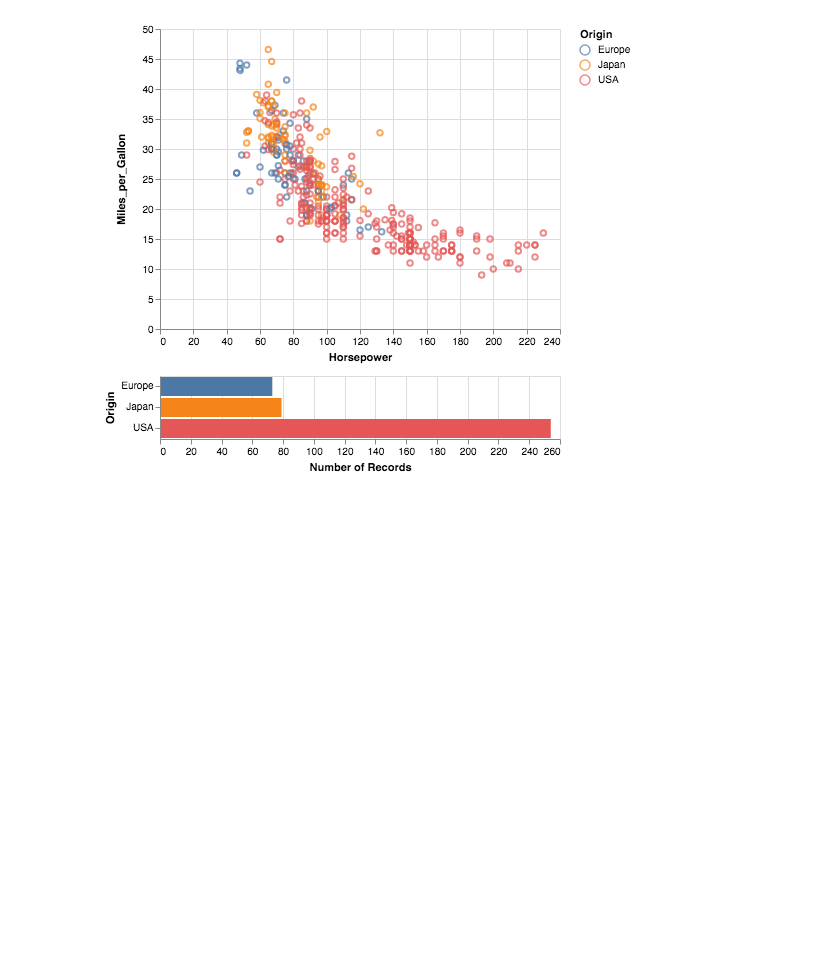
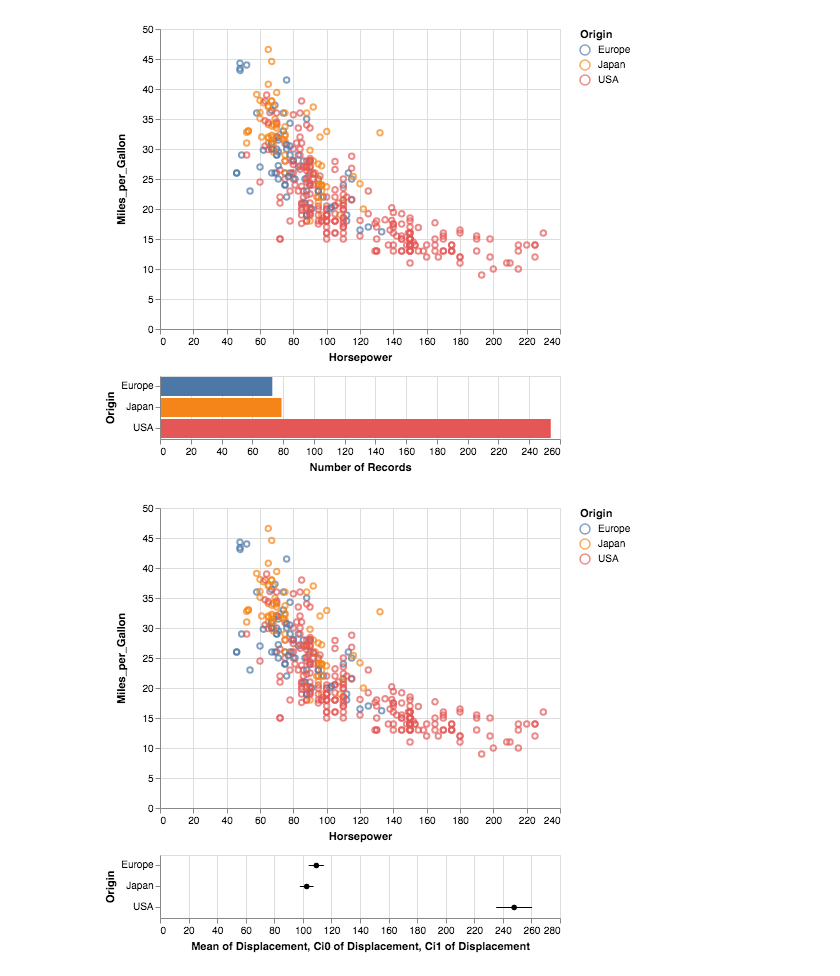
Before and after one commit to gschivley/python-data-analysis-class, a Jupyter notebook: notebooks/Visualization/2 - Altair.ipynb, the cells around one changed output. Drawn from its saved outputs; the diff is of its cells as text; code cells hidden in the pictures; blank space fills up the shorter version.

Commit message:
Add new linked plot with bootstrapped mean

```diff
--- a/notebooks/Visualization/2 - Altair.ipynb
+++ b/notebooks/Visualization/2 - Altair.ipynb
@@ -138,3 +138,35 @@ bars = alt.Chart().mark_bar().encode(
 alt.vconcat(points, bars, data=cars)
 # %% [output]
 [figure]
+# %%
+brush = alt.selection(type='interval')
+
+points1 = alt.Chart().mark_point().encode(
+    x='Horsepower:Q',
+    y='Miles_per_Gallon:Q',
+    color=alt.condition(brush, 'Origin:N', alt.value('lightgray'))
+).add_selection(
+    brush
+)
+
+points2 = alt.Chart().mark_circle().encode(
+    x='mean(Displacement)',
+    y='Origin',
+    color=alt.value('black'),
+    tooltip='count()'
+).transform_filter(
+    brush
+)
+
+#ci0/ci1 are lower/upper bound of 95% bootstrapped estimate of mean
+error_bars = alt.Chart().mark_rule().encode(
+    x='ci0(Displacement)',
+    x2='ci1(Displacement)',
+    y='Origin'
+).transform_filter(
+    brush
+)
+
+alt.vconcat(points1, points2 + error_bars, data=cars)
+# %% [output]
+[figure, added]
```
